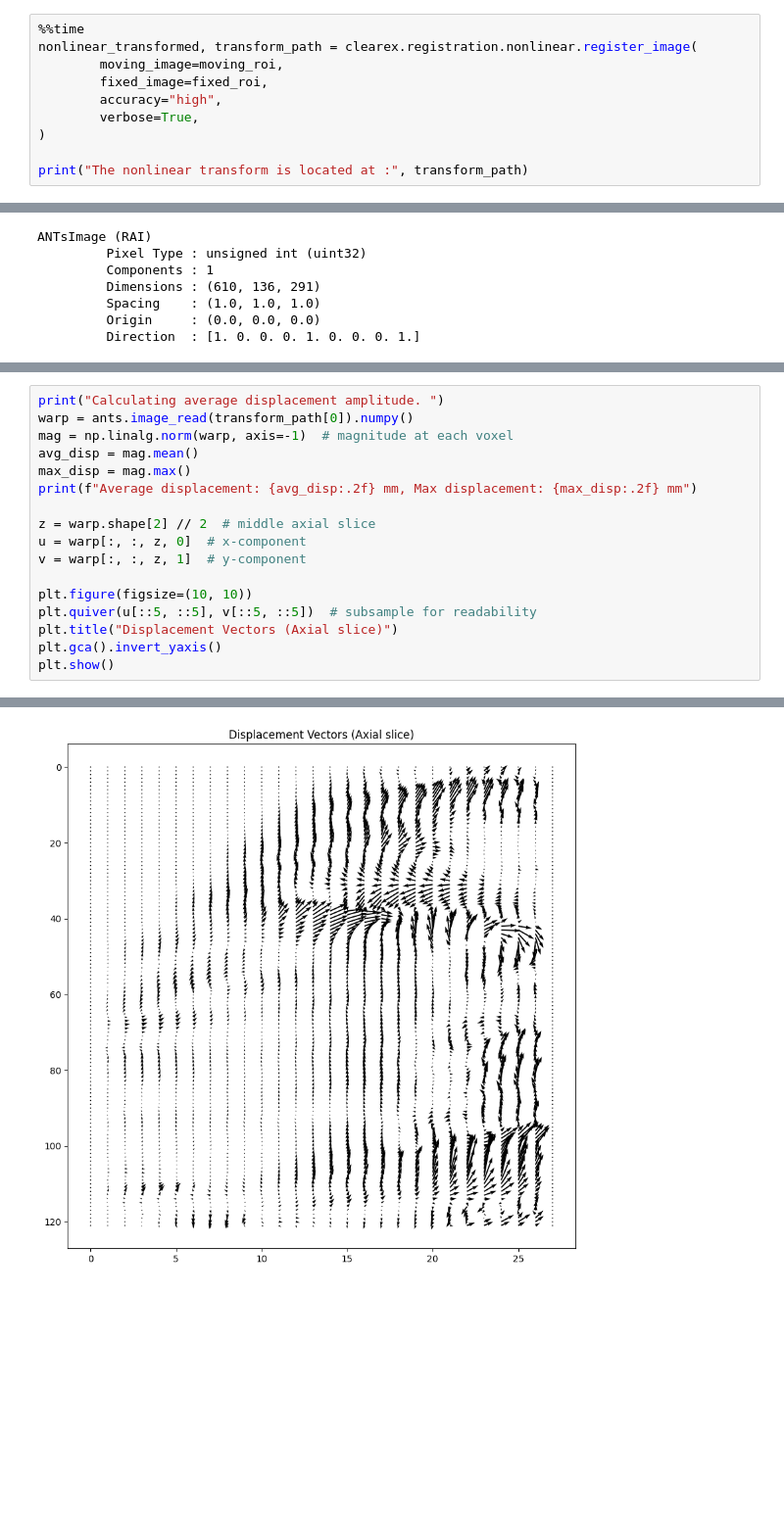
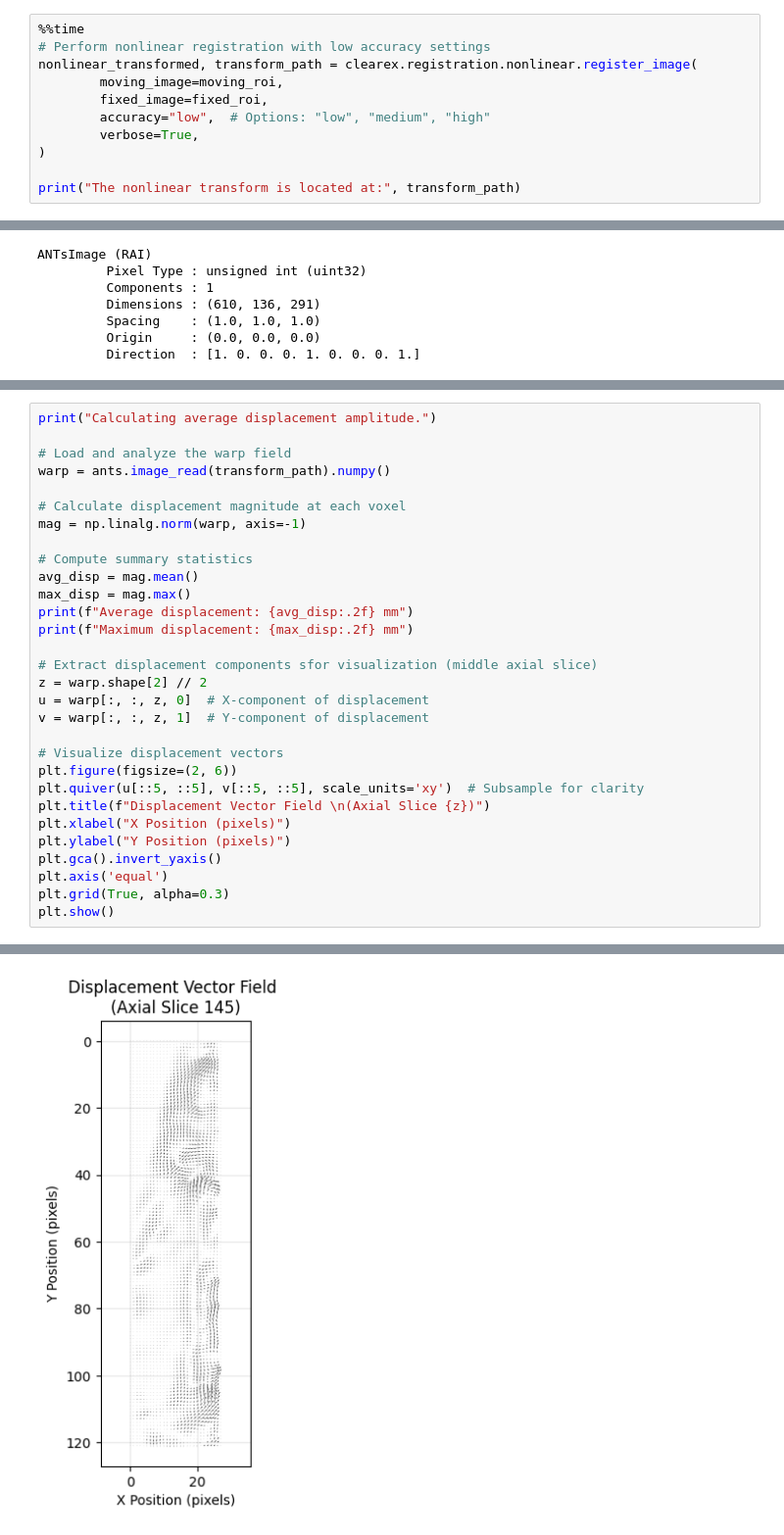
Before and after one commit to TheDeanLab/clearex, a Jupyter notebook: examples/notebooks/registration/nonlinear_registration.ipynb, the cells around one changed output, grey strips where cells are left out. Shown: that part at 98% size. Saved outputs shown, nothing was run; the diff lists cells and outputs as text; blank space fills up the shorter version.

```diff
--- a/examples/notebooks/registration/nonlinear_registration.ipynb
+++ b/examples/notebooks/registration/nonlinear_registration.ipynb
@@ -113,11 +162,12 @@ mips(fixed_roi, transformed_image)
 # %%
 %%time
+# Perform nonlinear registration with low accuracy settings
 nonlinear_transformed, transform_path = clearex.registration.nonlinear.register_image(
         moving_image=moving_roi,
         fixed_image=fixed_roi,
-        accuracy="high",
+        accuracy="low",  # Options: "low", "medium", "high"
         verbose=True,
 )
 
-print("The nonlinear transform is located at :", transform_path)
+print("The nonlinear transform is located at:", transform_path)
 # %% [output]
@@ -176,19 +246,32 @@ Wall time: 2.25 s
 # %%
-print("Calculating average displacement amplitude. ")
-warp = ants.image_read(transform_path[0]).numpy()
-mag = np.linalg.norm(warp, axis=-1)  # magnitude at each voxel
+print("Calculating average displacement amplitude.")
+
+# Load and analyze the warp field
+warp = ants.image_read(transform_path).numpy()
+
+# Calculate displacement magnitude at each voxel
+mag = np.linalg.norm(warp, axis=-1)
+
+# Compute summary statistics
 avg_disp = mag.mean()
 max_disp = mag.max()
-print(f"Average displacement: {avg_disp:.2f} mm, Max displacement: {max_disp:.2f} mm")
+print(f"Average displacement: {avg_disp:.2f} mm")
+print(f"Maximum displacement: {max_disp:.2f} mm")
 
-z = warp.shape[2] // 2  # middle axial slice
-u = warp[:, :, z, 0]  # x-component
-v = warp[:, :, z, 1]  # y-component
+# Extract displacement components sfor visualization (middle axial slice)
+z = warp.shape[2] // 2
+u = warp[:, :, z, 0]  # X-component of displacement
+v = warp[:, :, z, 1]  # Y-component of displacement
 
-plt.figure(figsize=(10, 10))
-plt.quiver(u[::5, ::5], v[::5, ::5])  # subsample for readability
-plt.title("Displacement Vectors (Axial slice)")
+# Visualize displacement vectors
+plt.figure(figsize=(2, 6))
+plt.quiver(u[::5, ::5], v[::5, ::5], scale_units='xy')  # Subsample for clarity
+plt.title(f"Displacement Vector Field \n(Axial Slice {z})")
+plt.xlabel("X Position (pixels)")
+plt.ylabel("Y Position (pixels)")
 plt.gca().invert_yaxis()
+plt.axis('equal')
+plt.grid(True, alpha=0.3)
 plt.show()
 # %% [output]
 Calculating average displacement amplitude.
@@ -196 +280 @@ Average displacement: 0.76 mm, Max displacement: 9.30 mm
-[figure, old version]
+[figure, new version]
```
Also changed, not shown: parts of 20 cells of this notebook, 14 other files.
